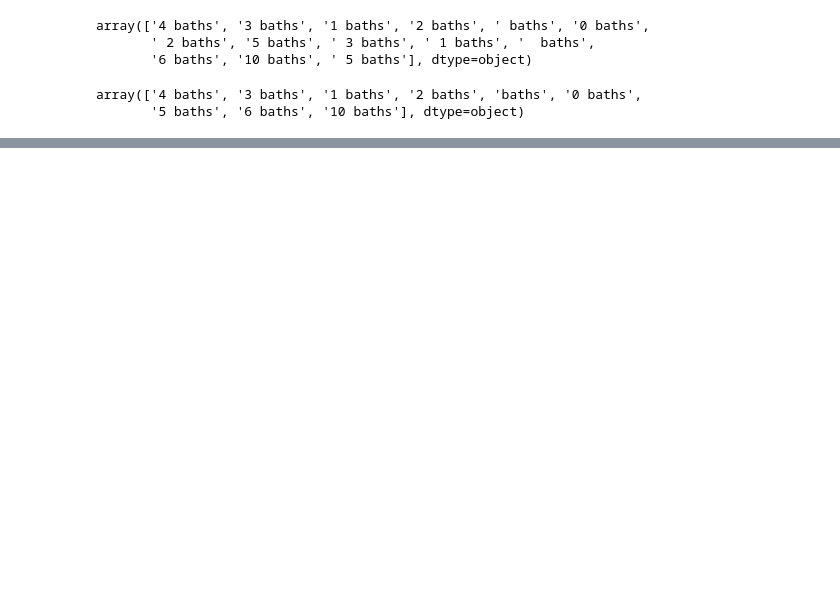
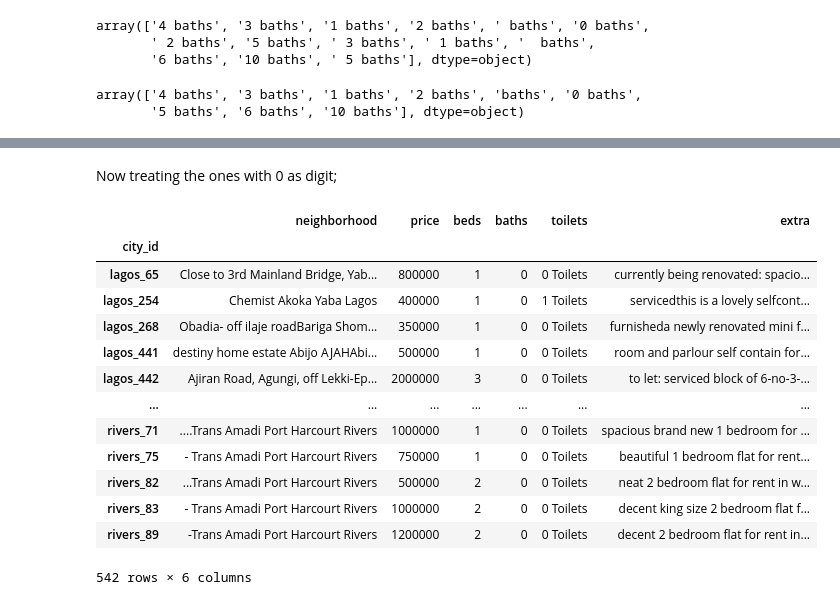
Before and after one commit to stevenkolawole/house_rent_pricing_app, a Jupyter notebook: data_cleaning_&_EDA.ipynb, the cells around one changed output, grey strips where cells are left out. Cells and saved outputs as stored; diff of their text form; code cells hidden in the pictures; blank space fills up the shorter version.

```diff
--- a/data_cleaning_&_EDA.ipynb
+++ b/data_cleaning_&_EDA.ipynb
@@ -406,0 +459,19 @@ data[data.toilets.str.startswith('T')]
+# %% [markdown]
+Now treating the ones with 0 as digit;
+# %%
+data[data.baths == 0]
+# %% [output]
+|  | neighborhood | price | beds | baths | toilets | extra |
+| city_id |  |  |  |  |  |  |
+| lagos_65 | Close to 3rd Mainland Bridge, Yab... | 800000 | 1 | 0 | 0 Toilets | currently being renovated: spacio... |
+| lagos_254 | Chemist Akoka Yaba Lagos | 400000 | 1 | 0 | 1 Toilets | servicedthis is a lovely selfcont... |
+| lagos_268 | Obadia- off ilaje roadBariga Shom... | 350000 | 1 | 0 | 0 Toilets | furnisheda newly renovated mini f... |
+| lagos_441 | destiny home estate Abijo AJAHAbi... | 500000 | 1 | 0 | 0 Toilets | room and parlour self contain for... |
+| lagos_442 | Ajiran Road, Agungi, off Lekki-Ep... | 2000000 | 3 | 0 | 0 Toilets | to let: serviced block of 6-no-3-... |
+| ... | ... | ... | ... | ... | ... | ... |
+| rivers_71 | ....Trans Amadi Port Harcourt Rivers | 1000000 | 1 | 0 | 0 Toilets | spacious brand new 1 bedroom for ... |
+| rivers_75 | - Trans Amadi Port Harcourt Rivers | 750000 | 1 | 0 | 0 Toilets | beautiful 1 bedroom flat for rent... |
+| rivers_82 | ...Trans Amadi Port Harcourt Rivers | 500000 | 2 | 0 | 0 Toilets | neat 2 bedroom flat for rent in w... |
+| rivers_83 | - Trans Amadi Port Harcourt Rivers | 1000000 | 2 | 0 | 0 Toilets | decent king size 2 bedroom flat f... |
+| rivers_89 | -Trans Amadi Port Harcourt Rivers | 1200000 | 2 | 0 | 0 Toilets | decent 2 bedroom flat for rent in... |
+542 rows × 6 columns
```
Also changed, not shown: parts of 49 cells of this notebook.
